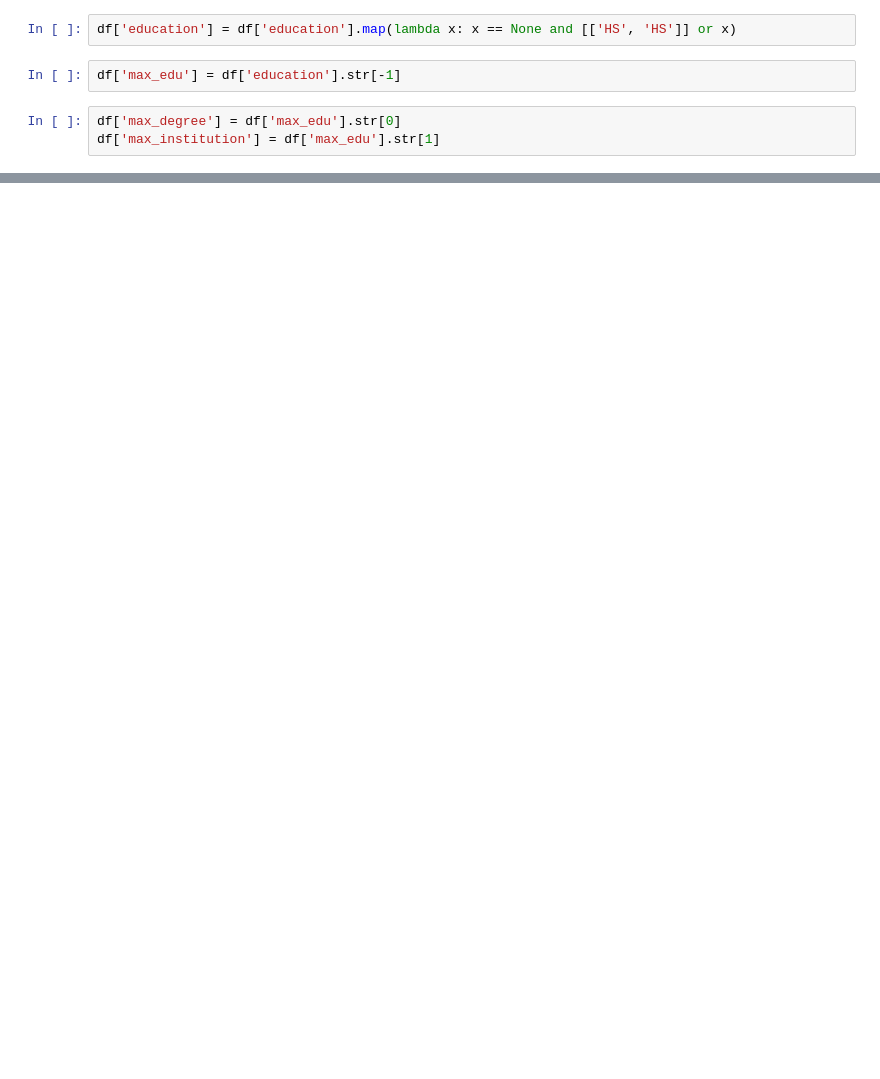
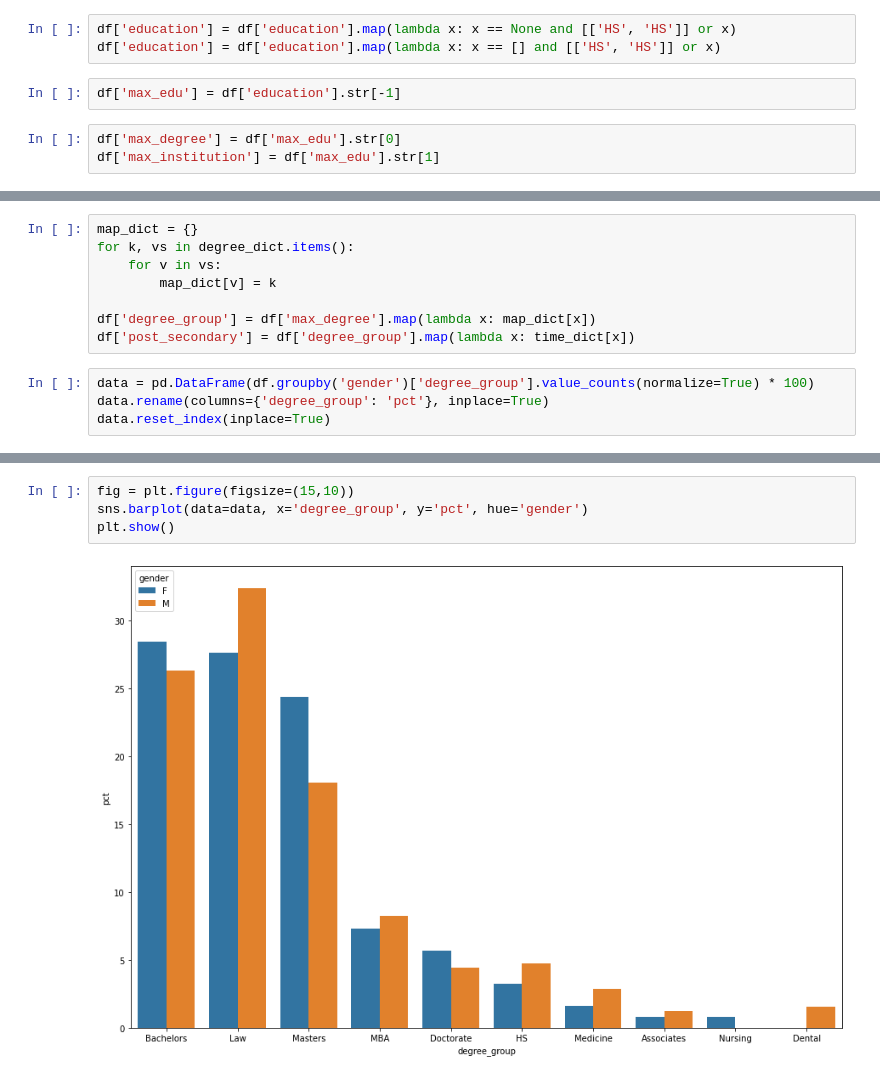
Before and after one commit to wplam107/rep_db, a Jupyter notebook: notebooks/eda_feature_eng_notebook.ipynb, the cells around one changed output, grey strips where cells are left out. Cells and saved outputs as stored; diff of their text form; blank space fills up the shorter version.

```diff
--- a/notebooks/eda_feature_eng_notebook.ipynb
+++ b/notebooks/eda_feature_eng_notebook.ipynb
@@ -43,6 +46,7 @@ df['age'] = np.vectorize(get_age)(df['dob'].values)
 df['terms'] = np.vectorize(lambda x: len(x))(df['roles'])
 # %%
 df['education'] = df['education'].map(lambda x: x == None and [['HS', 'HS']] or x)
+df['education'] = df['education'].map(lambda x: x == [] and [['HS', 'HS']] or x)
 # %%
 df['max_edu'] = df['education'].str[-1]
 # %%
@@ -62,0 +85,12 @@ Name: gender, dtype: float64
+# %%
+map_dict = {}
+for k, vs in degree_dict.items():
+    for v in vs:
+        map_dict[v] = k
+
+df['degree_group'] = df['max_degree'].map(lambda x: map_dict[x])
+df['post_secondary'] = df['degree_group'].map(lambda x: time_dict[x])
+# %%
+data = pd.DataFrame(df.groupby('gender')['degree_group'].value_counts(normalize=True) * 100)
+data.rename(columns={'degree_group': 'pct'}, inplace=True)
+data.reset_index(inplace=True)
@@ -62,0 +117,6 @@ Name: gender, dtype: float64
+# %%
+fig = plt.figure(figsize=(15,10))
+sns.barplot(data=data, x='degree_group', y='pct', hue='gender')
+plt.show()
+# %% [output]
+[figure, added]
```
Also changed, not shown: parts of 6 cells of this notebook, 1 other file.
